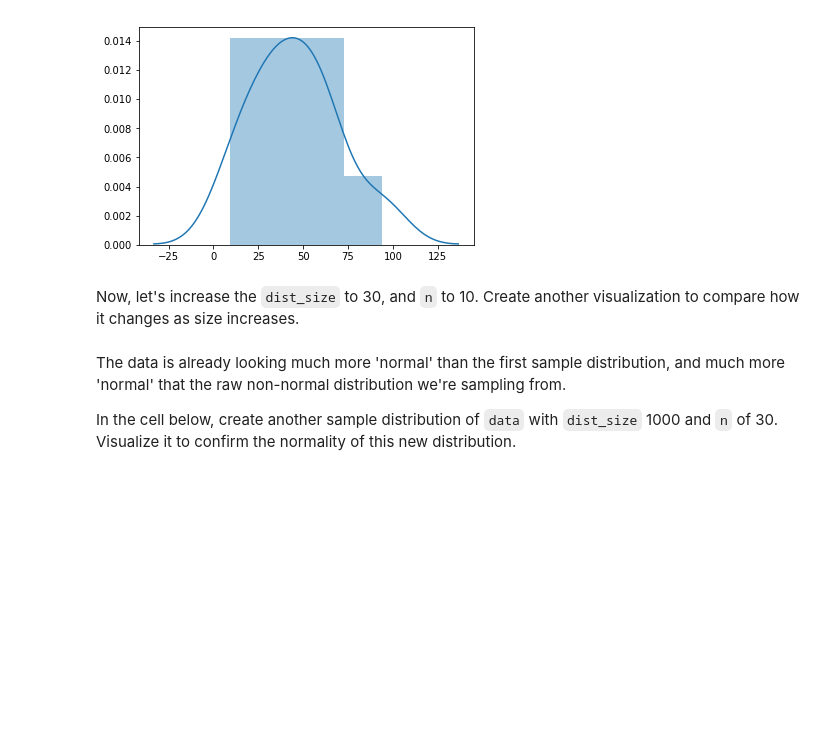
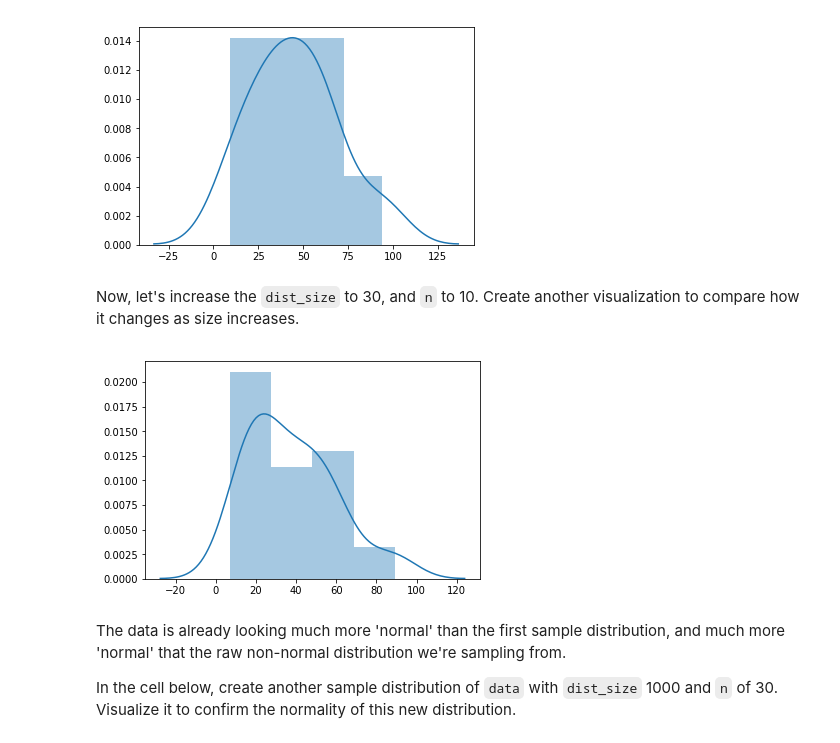
Before and after one commit to fleralle/dsc-central-limit-theorem-lab-houston-ds-042219, a Jupyter notebook: index.ipynb, the cells around one changed output. Saved outputs shown, nothing was run; the diff lists cells and outputs as text; code cells hidden in the pictures; blank space fills up the shorter version.

```diff
--- a/index.ipynb
+++ b/index.ipynb
@@ -125,9 +125,11 @@ sns.distplot(sample_dist_10);
 # %% [markdown]
 Now, let's increase the `dist_size` to 30, and `n` to 10.  Create another visualization to compare how it changes as size increases.
 # %%
-sample_dist_10 = create_sample_distribution(data, 10, 3)
+sample_dist_30 = create_sample_distribution(data, 30, 3)
 
-sns.distplot(sample_dist_10);
+sns.distplot(sample_dist_30);
+# %% [output]
+[figure, added]
 # %% [markdown]
 The data is already looking much more 'normal' than the first sample distribution, and much more 'normal' that the raw non-normal distribution we're sampling from.
 
```
